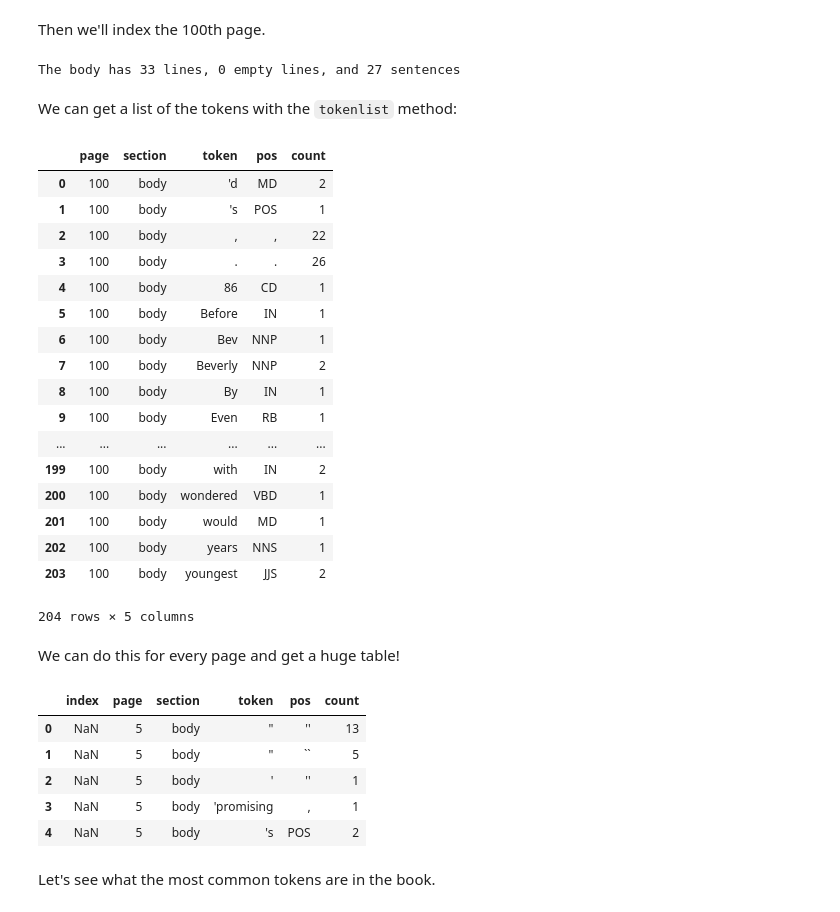
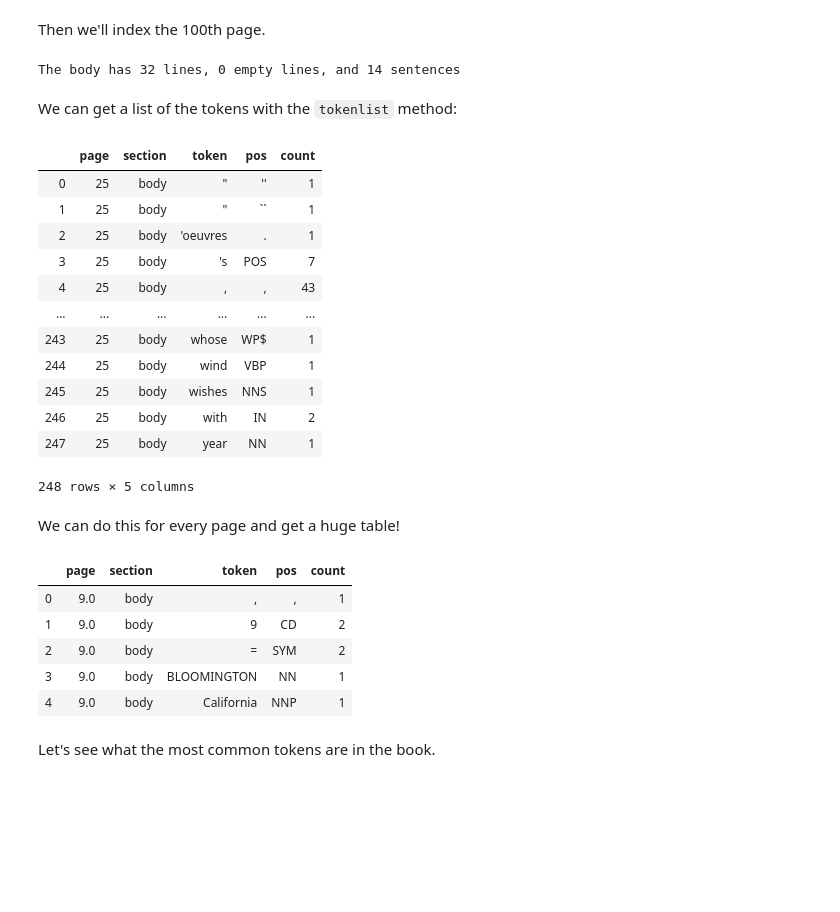
Before and after one commit to chennesy/htrc_umn, a Jupyter notebook: htrc_umn.ipynb, the cells around one changed output. Drawn from its saved outputs; the diff is of its cells as text; code cells hidden in the pictures; blank space fills up the shorter version.

```diff
--- a/htrc_umn.ipynb
+++ b/htrc_umn.ipynb
@@ -55,8 +54,11 @@ The content for each volume is stored in a compressed JSON file. In the example
 volumes = glob.glob('*.json')
 # %%
 import os
-paths = [os.path.join('erdrich/', 'inu'), os.path.join('', 'htrc-metadata-export-2.json')]
-fr = FeatureReader(paths, compressed=False)
+#if using mac use: paths = glob.glob("erdrich/*.json.bz2")
+#paths = [os.path.join('erdrich/', 'inu.30000039114859.json.bz2'), os.path.join('erdrich/', 'inu.30000041114236.json.bz2')]
+# if using a PC use this:
+paths = glob.glob("erdrich\\*.json.bz2") #this may be a PC thing to have '\\' rather than '/'
+fr = FeatureReader(paths)
 for vol in fr.volumes():
     print(vol.title)
 # %% [output]
@@ -68,8 +81,8 @@ print(volumes)
 # %% [markdown]
 We can now cycle through properties of the `FeatureReader()`. Since we're working with a single JSON file, instead of a zip of multiple volumes, we're going to pass the parameter `compressed=False`. The data and metadata we want to access will be stored in the `.volumes()` method of FeatureReader.
 # %%
-#if you're looking at the uncompressed JSON file for one book us the parameter 'compressed=False'
-fr = FeatureReader(volumes, compressed=False)
+#if you're looking at the uncompressed JSON file for one book use the parameter 'compressed=False'
+#fr = FeatureReader(paths, compressed=False)
 for vol in fr.volumes():
     print(vol.id, '\n', vol.title, '\n', vol.author)
     print()
@@ -143,44 +191,43 @@ page_100 = pages[99]
+# %%
+#page_100 = pages[99]
+#the first volume of this workset only has 56 pages so I changed all 'page_100's to 'page_25' going forward
+page_25 = pages[24]
 # %%
-print("The body has %s lines, %s empty lines, and %s sentences" % (page_100.line_count(),
-                                                                   page_100.empty_line_count(),
-                                                                   page_100.sentence_count()))
+print("The body has %s lines, %s empty lines, and %s sentences" % (page_25.line_count(),
+                                                                   page_25.empty_line_count(),
+                                                                   page_25.sentence_count()))
 # %% [output]
-The body has 33 lines, 0 empty lines, and 27 sentences
+The body has 32 lines, 0 empty lines, and 14 sentences
 # %% [markdown]
 We can get a list of the tokens with the `tokenlist` method:
 # %%
-page_100.tokenlist().reset_index()
+page_25.tokenlist().reset_index()
 # %% [output]
 |  | page | section | token | pos | count |
-| 0 | 100 | body | 'd | MD | 2 |
-| 1 | 100 | body | 's | POS | 1 |
-| 2 | 100 | body | , | , | 22 |
-| 3 | 100 | body | . | . | 26 |
-| 4 | 100 | body | 86 | CD | 1 |
-| 5 | 100 | body | Before | IN | 1 |
-| 6 | 100 | body | Bev | NNP | 1 |
-| 7 | 100 | body | Beverly | NNP | 2 |
-| 8 | 100 | body | By | IN | 1 |
-| 9 | 100 | body | Even | RB | 1 |
+| 0 | 25 | body | " | '' | 1 |
+| 1 | 25 | body | " | `` | 1 |
+| 2 | 25 | body | 'oeuvres | . | 1 |
+| 3 | 25 | body | 's | POS | 7 |
+| 4 | 25 | body | , | , | 43 |
 | ... | ... | ... | ... | ... | ... |
-| 199 | 100 | body | with | IN | 2 |
-| 200 | 100 | body | wondered | VBD | 1 |
-| 201 | 100 | body | would | MD | 1 |
-| 202 | 100 | body | years | NNS | 1 |
-| 203 | 100 | body | youngest | JJS | 2 |
+| 243 | 25 | body | whose | WP$ | 1 |
+| 244 | 25 | body | wind | VBP | 1 |
+| 245 | 25 | body | wishes | NNS | 1 |
+| 246 | 25 | body | with | IN | 2 |
+| 247 | 25 | body | year | NN | 1 |
-204 rows × 5 columns
+248 rows × 5 columns
 # %% [markdown]
 We can do this for every page and get a huge table!
 # %%
 all_pages_meta = pd.concat([p.tokenlist().reset_index() for p in pages], sort=False)
 all_pages_meta.head()
 # %% [output]
-|  | index | page | section | token | pos | count |
-| 0 | NaN | 5 | body | " | '' | 13 |
-| 1 | NaN | 5 | body | " | `` | 5 |
-| 2 | NaN | 5 | body | ' | '' | 1 |
-| 3 | NaN | 5 | body | 'promising | , | 1 |
-| 4 | NaN | 5 | body | 's | POS | 2 |
+|  | page | section | token | pos | count |
+| 0 | 9.0 | body | , | , | 1 |
+| 1 | 9.0 | body | 9 | CD | 2 |
+| 2 | 9.0 | body | = | SYM | 2 |
+| 3 | 9.0 | body | BLOOMINGTON | NN | 1 |
+| 4 | 9.0 | body | California | NNP | 1 |
 # %% [markdown]
 Let's see what the most common tokens are in the book.
 # %%
```
Also changed, not shown: parts of 21 cells of this notebook, 13 other files.
